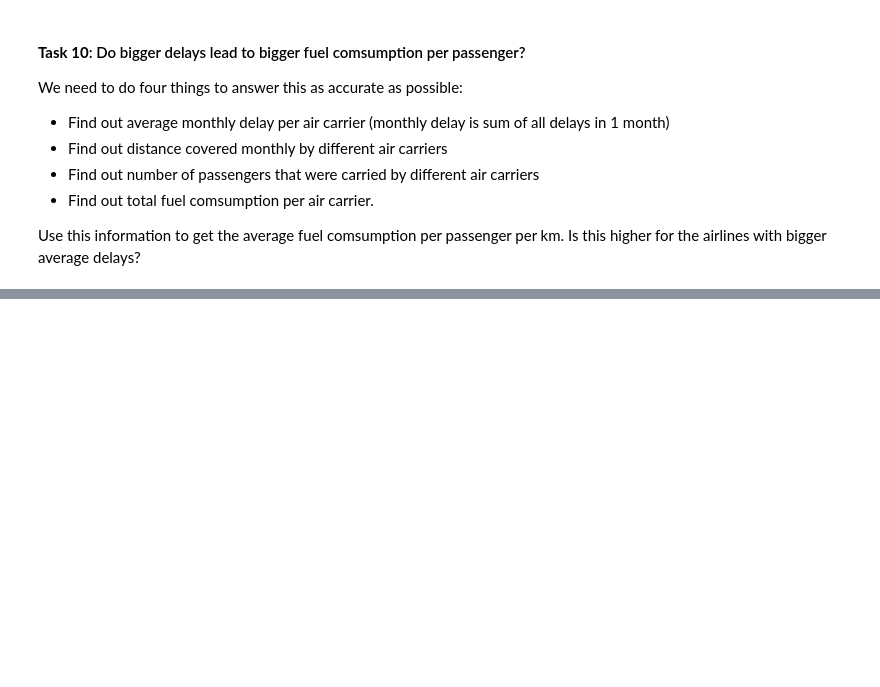
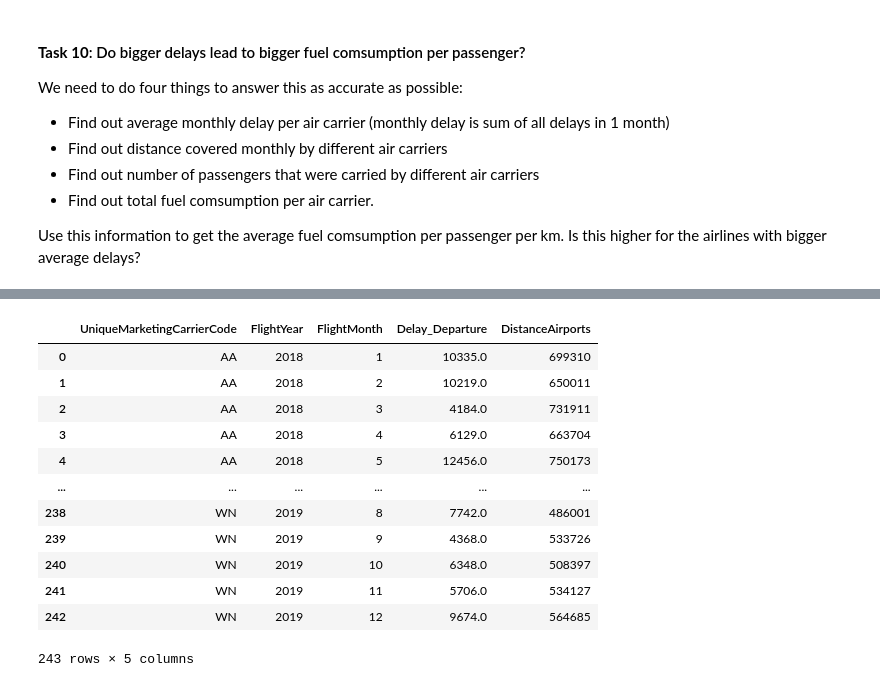
Before and after one commit to hapl/predict-flight-delays, a Jupyter notebook: src/modules/exploratory_analysis_hugo.ipynb, the cells around one changed output, grey strips where cells are left out. Saved outputs shown, nothing was run; the diff lists cells and outputs as text; code cells hidden in the pictures; blank space fills up the shorter version.

```diff
--- a/src/modules/exploratory_analysis_hugo.ipynb
+++ b/src/modules/exploratory_analysis_hugo.ipynb
@@ -346,0 +416,24 @@ Use this information to get the average fuel comsumption per passenger per km. I
+# %%
+# = df_delays_flights[['UniqueMarketingCarrierCode','FlightMonth','FlightYear']].groupby(['Delay_Departure']).sum()
+df_sum_monthly_delay = df_delays_flights.groupby(['UniqueMarketingCarrierCode','FlightYear','FlightMonth'], group_keys=False).sum()
+df_sum_monthly_delay
+
+df_sum_monthly = df_sum_monthly_delay.index.to_frame().join(df_sum_monthly_delay)
+df_sum_monthly = df_sum_monthly.reset_index(level=0, drop=True)
+df_sum_monthly = df_sum_monthly.reset_index(level=0, drop=True)
+df_sum_monthly = df_sum_monthly.reset_index(level=0, drop=True)
+df_sum_monthly
+# %% [output]
+|  | UniqueMarketingCarrierCode | FlightYear | FlightMonth | Delay_Departure | DistanceAirports |
+| 0 | AA | 2018 | 1 | 10335.0 | 699310 |
+| 1 | AA | 2018 | 2 | 10219.0 | 650011 |
+| 2 | AA | 2018 | 3 | 4184.0 | 731911 |
+| 3 | AA | 2018 | 4 | 6129.0 | 663704 |
+| 4 | AA | 2018 | 5 | 12456.0 | 750173 |
+| ... | ... | ... | ... | ... | ... |
+| 238 | WN | 2019 | 8 | 7742.0 | 486001 |
+| 239 | WN | 2019 | 9 | 4368.0 | 533726 |
+| 240 | WN | 2019 | 10 | 6348.0 | 508397 |
+| 241 | WN | 2019 | 11 | 5706.0 | 534127 |
+| 242 | WN | 2019 | 12 | 9674.0 | 564685 |
+243 rows × 5 columns
```
Also changed, not shown: parts of 21 cells of this notebook, 4 other files.
